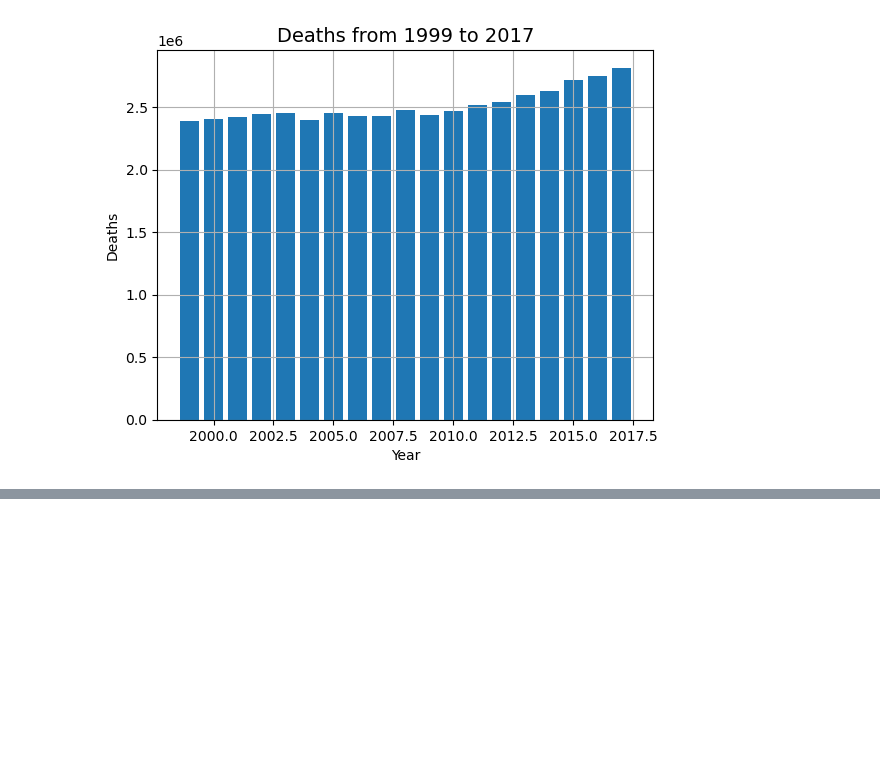
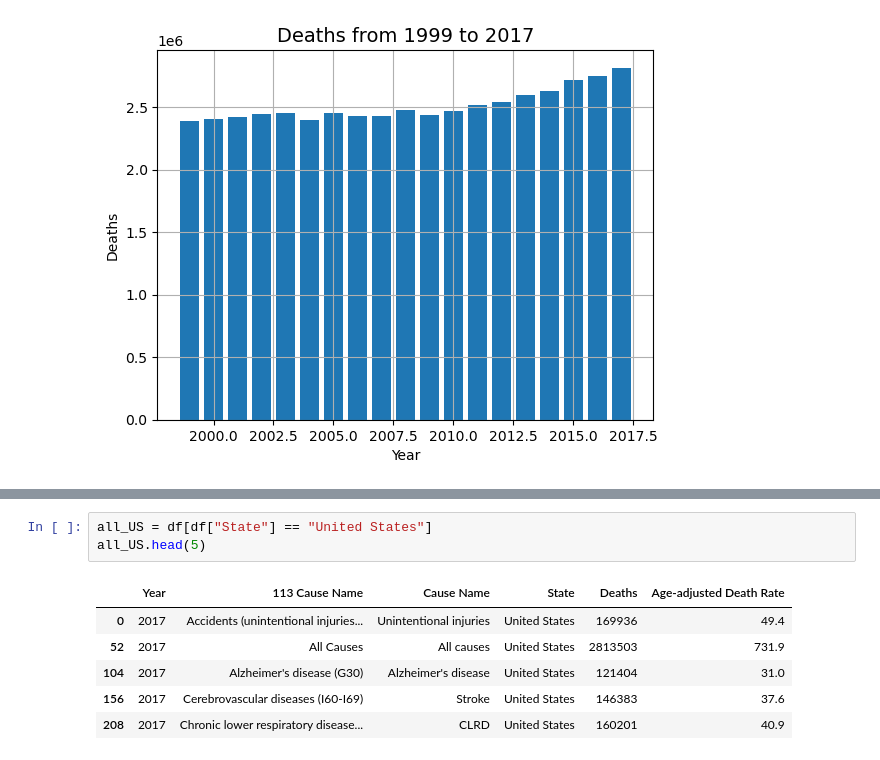
Before and after one commit to Orendain12/Final-Project, a Jupyter notebook: ML_StartingModel_JM.ipynb, the cells around one changed output, grey strips where cells are left out. Drawn from its saved outputs; the diff is of its cells as text; blank space fills up the shorter version.

```diff
--- a/ML_StartingModel_JM.ipynb
+++ b/ML_StartingModel_JM.ipynb
@@ -33,0 +54,10 @@ plt.show()
+# %%
+all_US = df[df["State"] == "United States"]
+all_US.head(5)
+# %% [output]
+|  | Year | 113 Cause Name | Cause Name | State | Deaths | Age-adjusted Death Rate |
+| 0 | 2017 | Accidents (unintentional injuries... | Unintentional injuries | United States | 169936 | 49.4 |
+| 52 | 2017 | All Causes | All causes | United States | 2813503 | 731.9 |
+| 104 | 2017 | Alzheimer's disease (G30) | Alzheimer's disease | United States | 121404 | 31.0 |
+| 156 | 2017 | Cerebrovascular diseases (I60-I69) | Stroke | United States | 146383 | 37.6 |
+| 208 | 2017 | Chronic lower respiratory disease... | CLRD | United States | 160201 | 40.9 |
```
Also changed, not shown: parts of 8 cells of this notebook.
